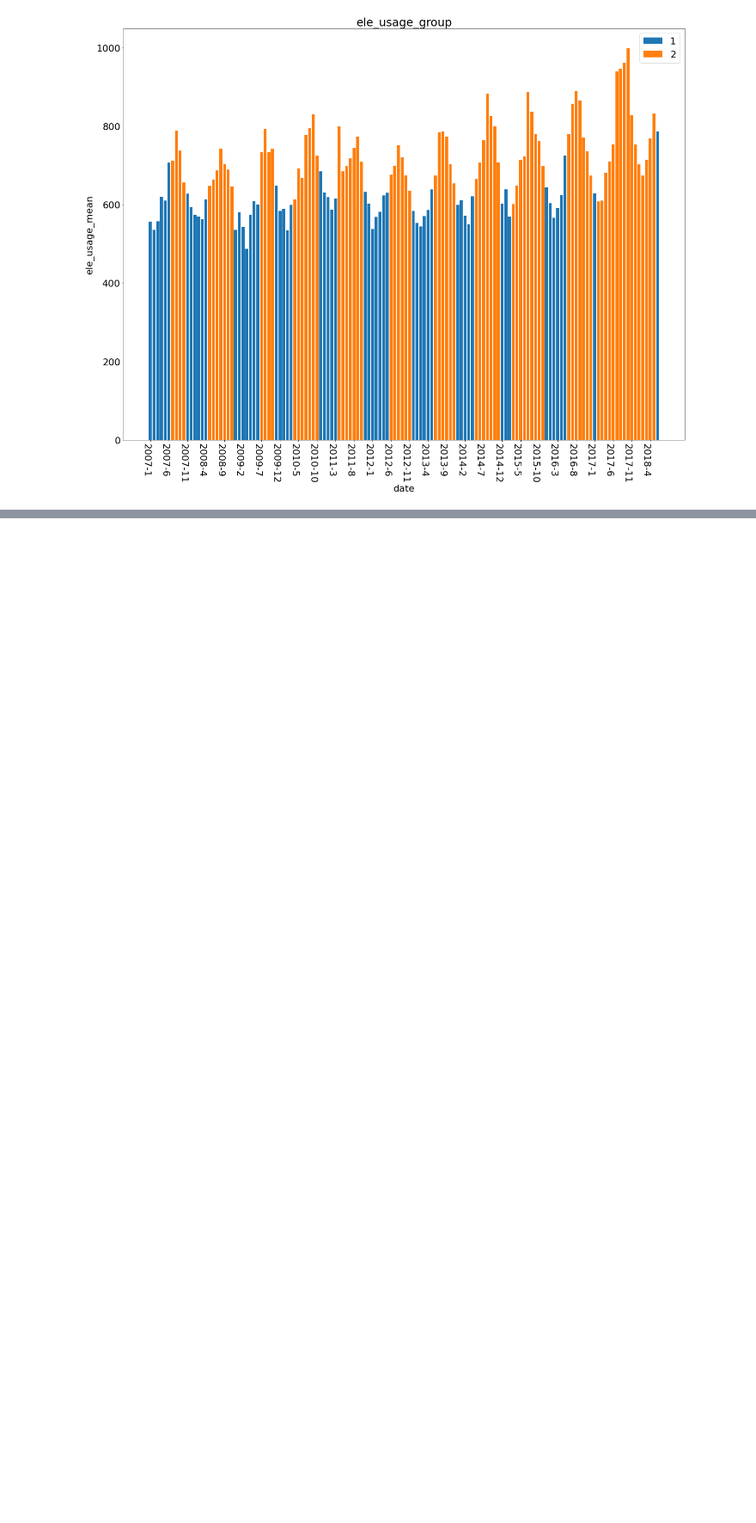
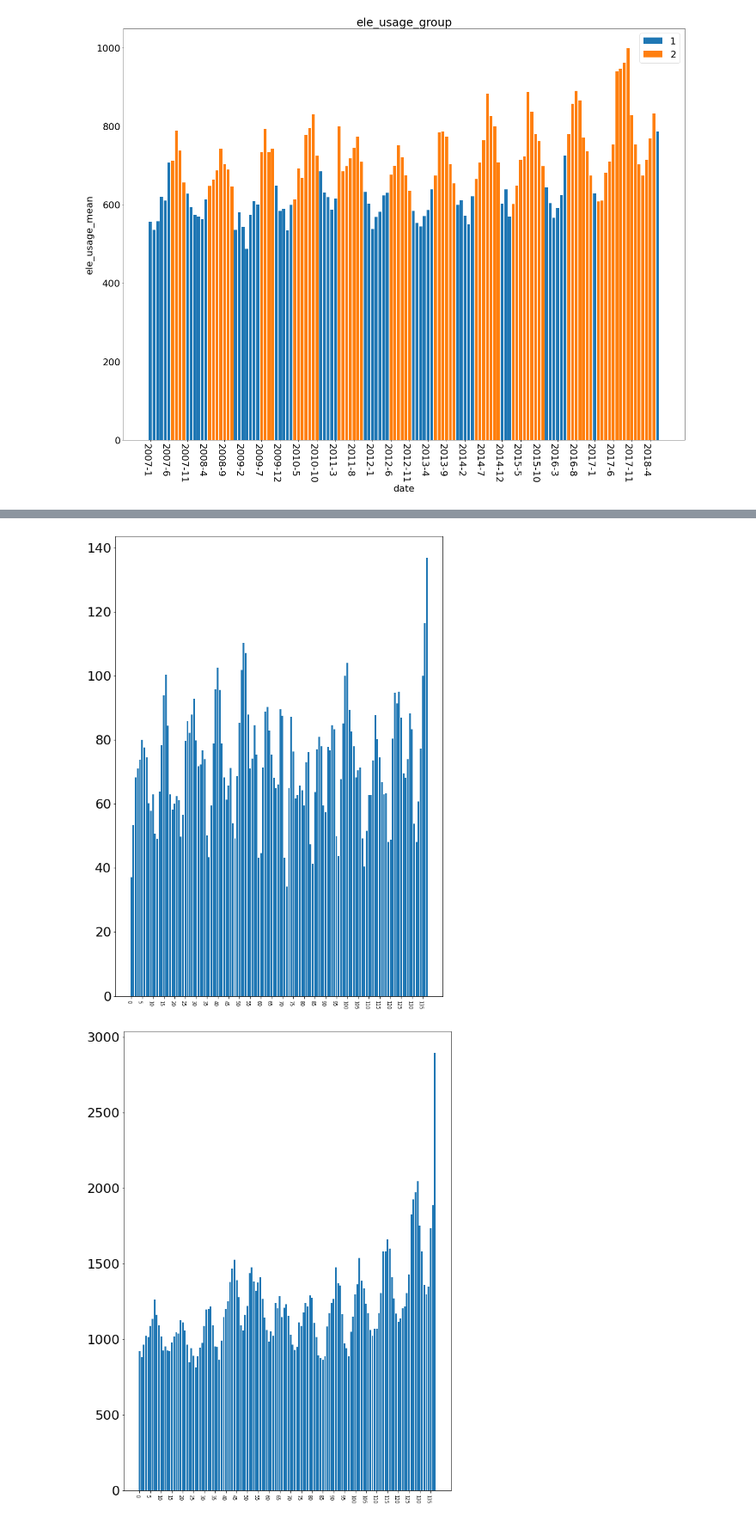
Before and after one commit to JunShen19/Self-Organizing-Maps, a Jupyter notebook: som.ipynb, the cells around one changed output, grey strips where cells are left out. Shown at 86% size. Drawn from its saved outputs; the diff is of its cells as text; code cells hidden in the pictures; blank space fills up the shorter version.

```diff
--- a/som.ipynb
+++ b/som.ipynb
@@ -198,0 +300,4 @@ showEleUsage(Matrix)
+# %%
+for i in range(len(df_5km)):
+    df_5km.loc[i,'mean'] = df_5km.loc[i,'9601':'10706'].mean()
+    df_5km.loc[i,'sum'] = df_5km.loc[i,'9601':'10706'].sum()
@@ -198,0 +330,11 @@ showEleUsage(Matrix)
+# %%
+for i in range(4):
+    fig = plt.figure(figsize=(10,16))
+
+    plt.xticks(fontsize=8)
+    plt.bar(np.arange(0, 138, 1), df_5km.groupby(['cluster_num']).mean().loc[:,"9601":"10706"].iloc[i,:].values)
+    plt.xticks(np.arange(0, 138+1, 5))
+    fig.autofmt_xdate(rotation=-90)
+# %% [output]
+[figure, added]
+[figure, added]
```
Also changed, not shown: parts of 51 cells of this notebook, 1 other file.
